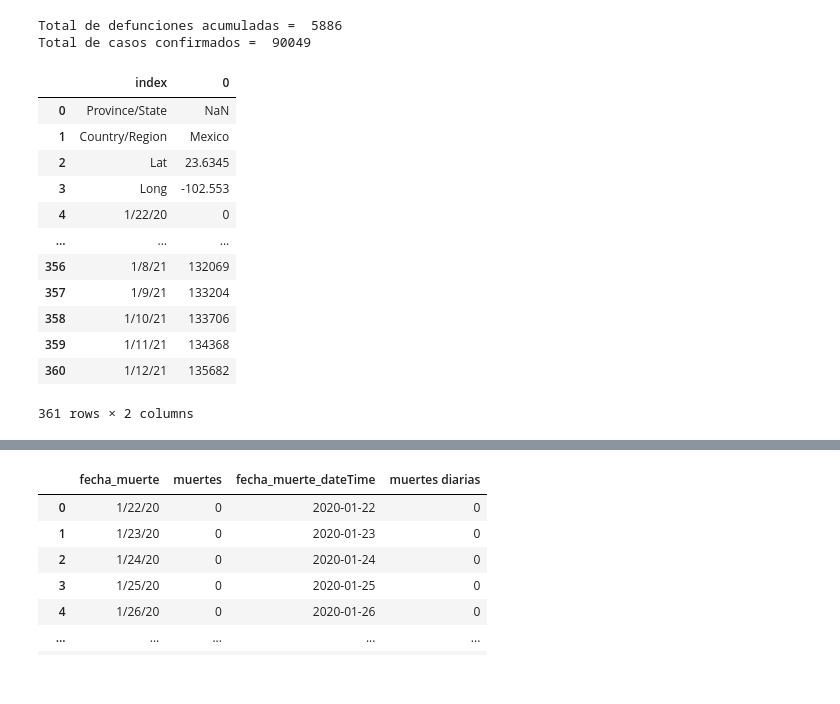
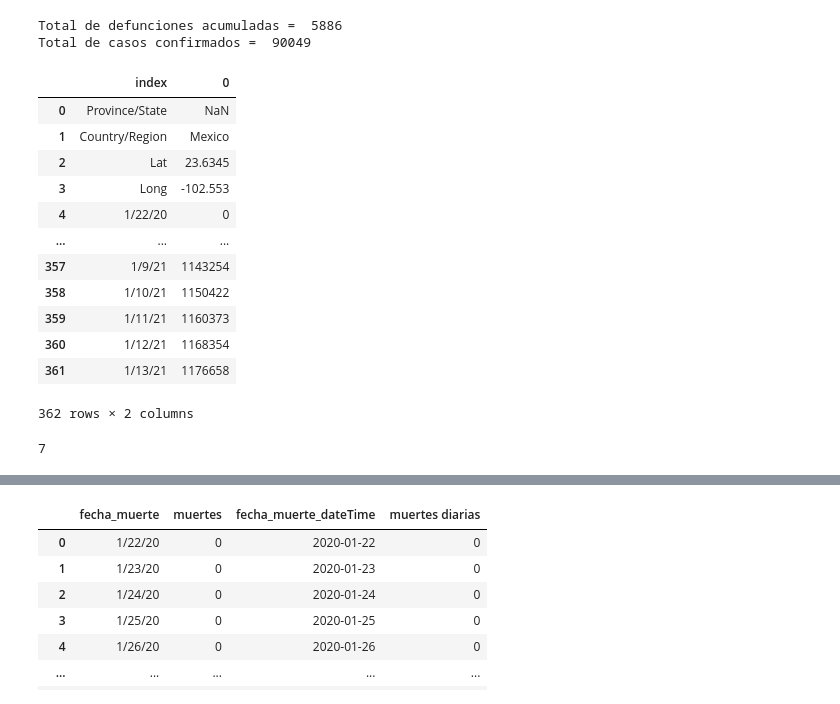
Before and after one commit to Riloro/mexico_covid19_dashboard, a Jupyter notebook: Notebook/covid19_notebook.ipynb, the cells around one changed output, grey strips where cells are left out. Saved outputs shown, nothing was run; the diff lists cells and outputs as text; code cells hidden in the pictures.

```diff
--- a/Notebook/covid19_notebook.ipynb
+++ b/Notebook/covid19_notebook.ipynb
@@ -755,18 +756,19 @@ jhu_recovered_mexico = jhu_recovered_time_serie[jhu_recovered_time_serie["Countr
 # %%
 raw_confirmed_data = jhu_confirmed_mexico.reset_index(drop=True).transpose().reset_index()
 raw_deats_data = jhu_deaths_mexico.reset_index(drop = True).transpose().reset_index()
-raw_deats_data
+raw_recovered_data = jhu_recovered_mexico.reset_index(drop = True).transpose().reset_index()
+raw_recovered_data
 # %% [output]
 |  | index | 0 |
 | 0 | Province/State | NaN |
 | 1 | Country/Region | Mexico |
 | 2 | Lat | 23.6345 |
 | 3 | Long | -102.553 |
 | 4 | 1/22/20 | 0 |
 | ... | ... | ... |
-| 356 | 1/8/21 | 132069 |
-| 357 | 1/9/21 | 133204 |
-| 358 | 1/10/21 | 133706 |
-| 359 | 1/11/21 | 134368 |
-| 360 | 1/12/21 | 135682 |
+| 357 | 1/9/21 | 1143254 |
+| 358 | 1/10/21 | 1150422 |
+| 359 | 1/11/21 | 1160373 |
+| 360 | 1/12/21 | 1168354 |
+| 361 | 1/13/21 | 1176658 |
-361 rows × 2 columns
+362 rows × 2 columns
@@ -773,3 +778,8 @@ raw_deats_data
+# %%
+def commas(init_str):
+    size = len(init_str)
+# %% [output]
+7
 # %%
 #Filtrando el numero de casos y fechas de cada dataFrame ...
 jhu_conf_mex_df = raw_confirmed_data["index"].iloc[4:].to_frame("fecha_confirmados").reset_index(drop = True)
```
Also changed, not shown: parts of 4 cells of this notebook, 2 other files.
